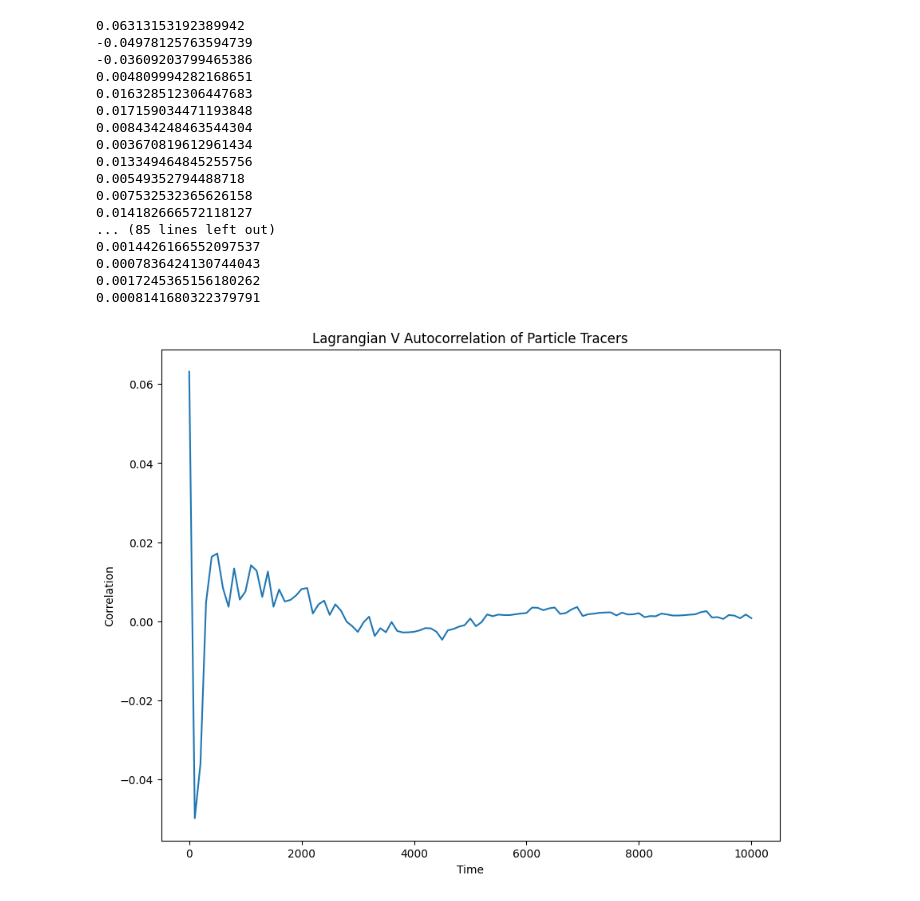
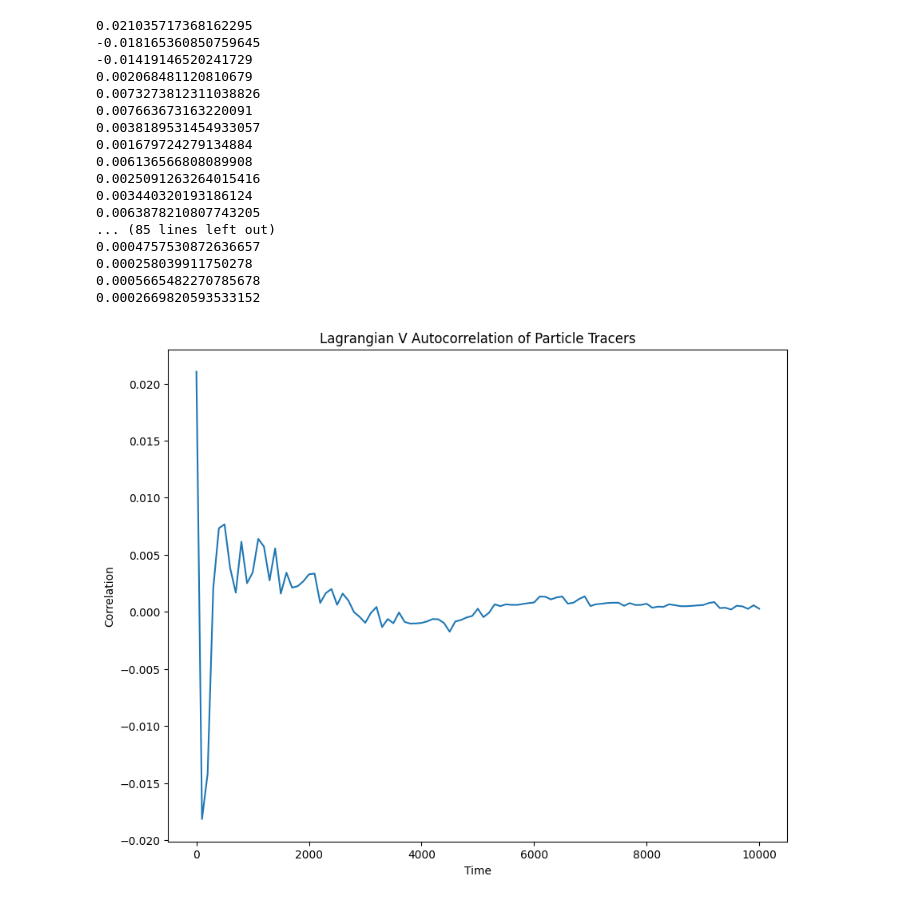
Before and after one commit to bpellow/m2rproject, a Jupyter notebook: Lagr_autocorrelation/velocity_auto_0.ipynb, the cells around one changed output. Saved outputs shown, nothing was run; the diff lists cells and outputs as text; code cells hidden in the pictures.

```diff
--- a/Lagr_autocorrelation/velocity_auto_0.ipynb
+++ b/Lagr_autocorrelation/velocity_auto_0.ipynb
@@ -42,8 +42,36 @@ def f(t,pos):
   dx = -np.real(np.sum(1j*K*A(K,L)*np.exp(1j*(K*x_mod + L*y_mod - omega_vals*t + phi))))
   dy = np.real(np.sum(1j*L*A(K,L)*np.exp(1j*(K*x_mod + L*y_mod - omega_vals*t + phi))))
   return [dx,dy]
-# %%
-#all velocities in one list
-initial_time = 0
-velocity_list=[]
-x=solutions
+# %%
+#all velocities in one list
+initial_time = 0
+time_steps_list =  range(0,10001, 100)
+x_vel_list=[]
+y_vel_list=[]
+
+for time in time_steps_list:
+    x_vel_sum = 0
+    y_vel_sum = 0
+    for sol in solutions:
+
+
+        x = sol[:,0] #extrapolate coordinates for position to feed into function f
+        y = sol[:,1]
+
+        new_x = x[time] #finds new indices
+        new_y = x[time]
+
+        vel = f(time, [new_x, new_y]) #computes x velocity at specific time and position
+        x_vel = vel[0]
+        x_vel_sum += x_vel
+        y_vel = vel[1]
+        y_vel_sum += y_vel
+
+    x_vel_list.append(x_vel_sum/100)
+    y_vel_list.append(y_vel_sum/100)
+
+print(x_vel_list)
+print(y_vel_list)
+
+fig, ax = plt.subplots()
+ax.plot(time_steps_list, y_vel_list)
@@ -68,48 +101,49 @@ for time in time_steps_list:
         initial_x = x[0]
         initial_y = y[0]
         initial_x_vel = f(initial_time, [initial_x, initial_y])[0]
         initial_y_vel = f(initial_time, [initial_x, initial_y])[1]
 
         new_x = x[time]
         new_y = x[time]
 
         vel = f(time, [new_x, new_y]) #computes x velocity at specific time and position
         x_vel = vel[0]
         y_vel = vel[1]
 
         x_sq += x_vel**2
         y_sq += y_vel**2
+        speed_sq = x_sq + y_sq
 
         dot_prod += initial_y_vel * y_vel
 
-    vaf_list.append(dot_prod/(y_sq))
+    vaf_list.append(dot_prod/speed_sq)
 
 for vaf in vaf_list:
     print(vaf)
 
 fig, ax = plt.subplots()
 ax.plot(time_steps_list, vaf_list)
 fig.set_size_inches(10, 8)
 plt.xlabel('Time')
 plt.ylabel('Correlation')
 plt.title('Lagrangian V Autocorrelation of Particle Tracers')
 plt.show()
 # %% [output]
-0.06313153192389942
--0.04978125763594739
--0.03609203799465386
-0.004809994282168651
-0.016328512306447683
-0.017159034471193848
-0.008434248463544304
-0.003670819612961434
-0.013349464845255756
-0.00549352794488718
-0.007532532365626158
-0.014182666572118127
+0.021035717368162295
+-0.018165360850759645
+-0.01419146520241729
+0.002068481120810679
+0.0073273812311038826
+0.007663673163220091
+0.0038189531454933057
+0.001679724279134884
+0.006136566808089908
+0.0025091263264015416
+0.003440320193186124
+0.0063878210807743205
 ... (85 lines left out)
-0.0014426166552097537
-0.0007836424130744043
-0.0017245365156180262
-0.0008141680322379791
+0.0004757530872636657
+0.000258039911750278
+0.0005665482270785678
+0.0002669820593533152
-[figure, old version]
+[figure, new version]
```
Also changed, not shown: parts of 2 cells of this notebook.
